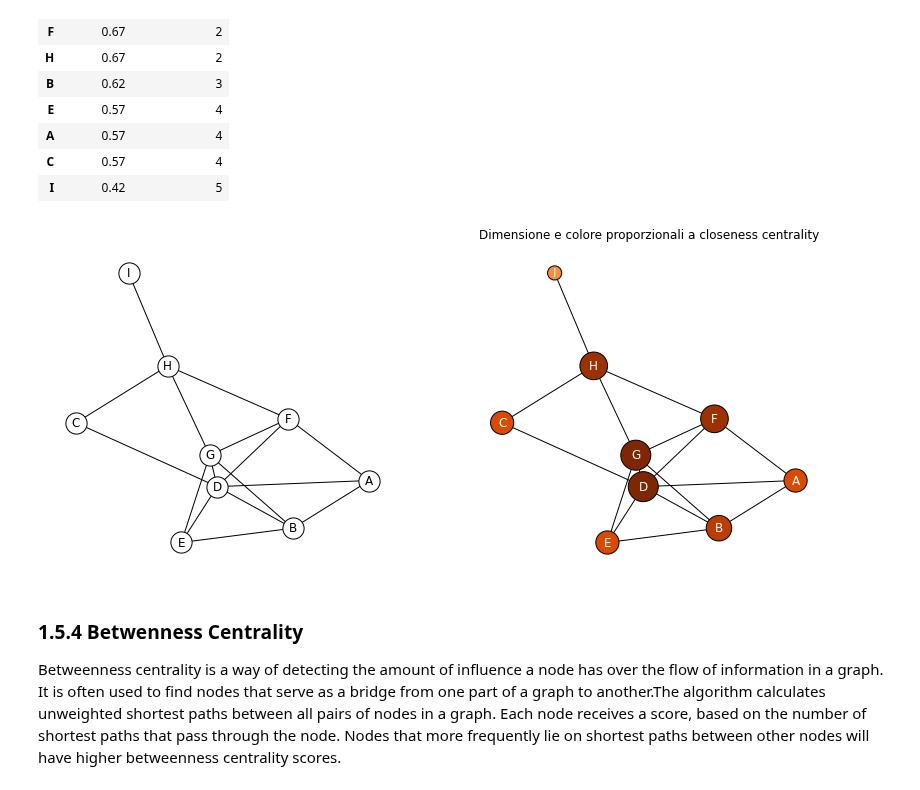
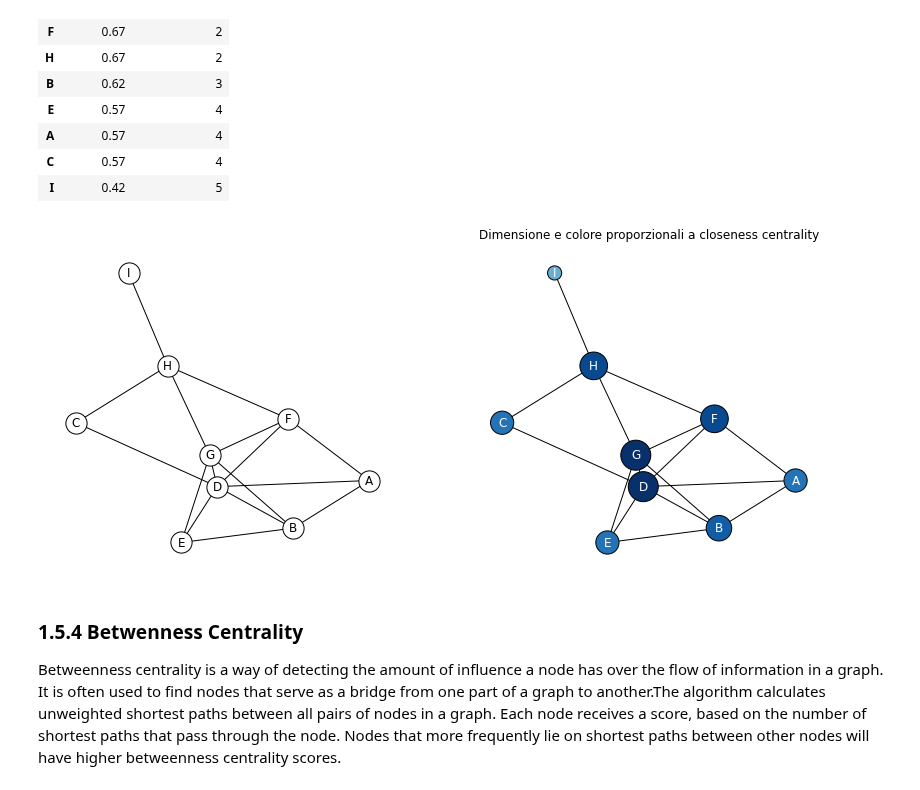
Before and after one commit to alkaest2002/ABGrid, a Jupyter notebook: materials/course 101/esercitazione.ipynb, the cells around one changed output. Cells and saved outputs as stored; diff of their text form; code cells hidden in the pictures.

```diff
--- a/materials/course 101/esercitazione.ipynb
+++ b/materials/course 101/esercitazione.ipynb
@@ -407,9 +407,9 @@ uclo_df.sort_values(by="closeness", ascending=False)
 | C | 0.57 | 4 |
 | I | 0.42 | 5 |
 # %%
-biplot(U, closeness, plt.cm.Oranges, "Dimensione e colore proporzionali a closeness centrality")
+biplot(U, closeness, plt.cm.Blues, "Dimensione e colore proporzionali a closeness centrality")
 # %% [output]
-[figure, old version]
+[figure, new version]
 # %% [markdown]
 ### 1.5.4 Betwenness Centrality
 
```
Also changed, not shown: parts of 6 cells of this notebook.
